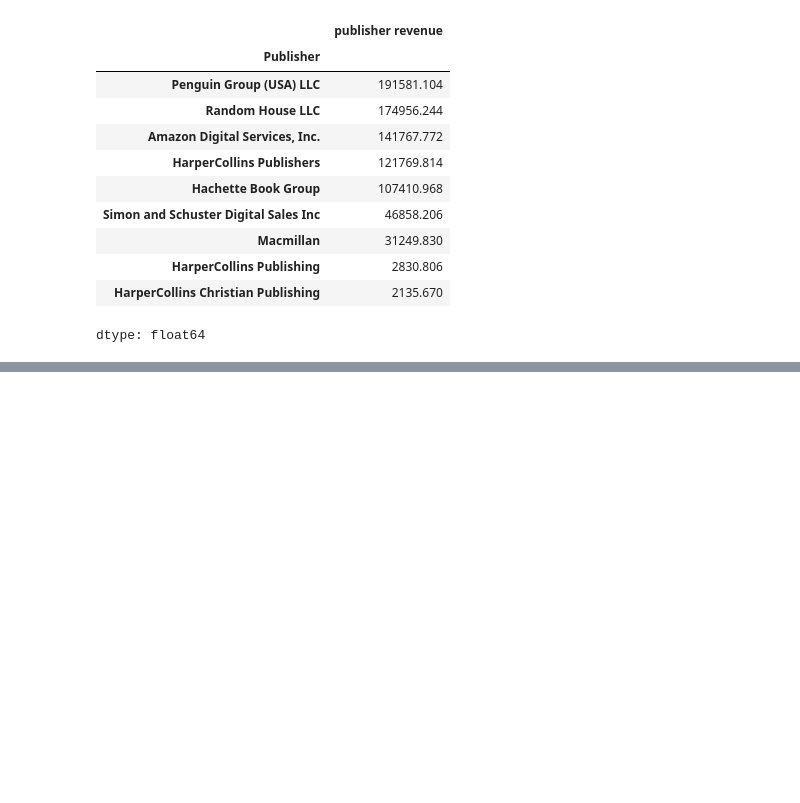
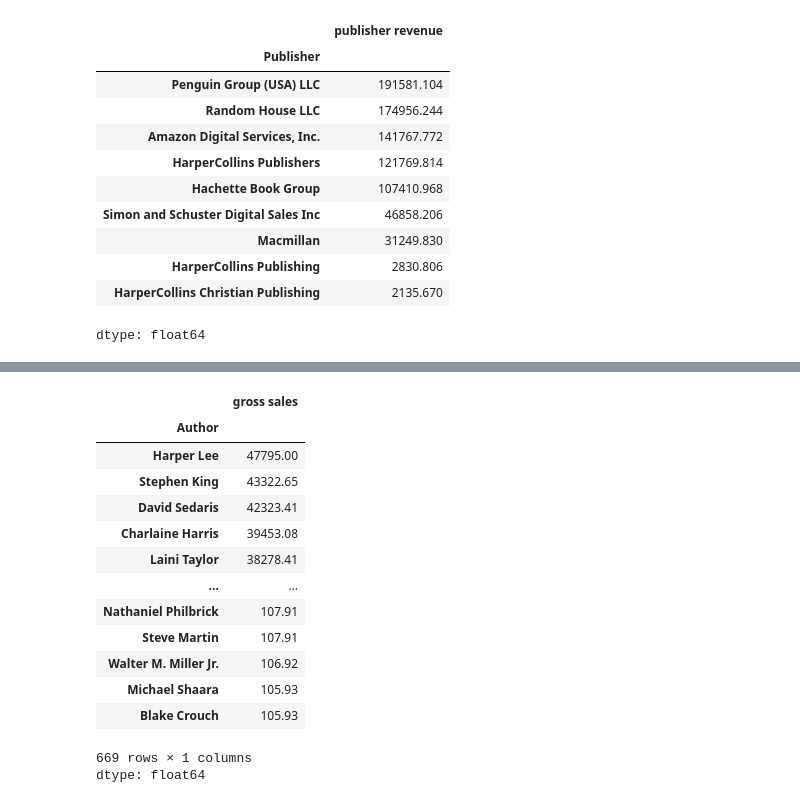
Before and after one commit to ZaidiSahab/Road-to-Data-Science, a Jupyter notebook: Book_Application_YTube.ipynb, the cells around one changed output, grey strips where cells are left out. Cells and saved outputs as stored; diff of their text form; code cells hidden in the pictures; blank space fills up the shorter version.

```diff
--- a/Book_Application_YTube.ipynb
+++ b/Book_Application_YTube.ipynb
@@ -155,0 +182,20 @@ dtype: float64
+# %%
+total_gross_sales_Author = df.groupby('Author')['gross sales'].sum().sort_values(ascending=False)
+# %%
+total_gross_sales_Author
+# %% [output]
+|  | gross sales |
+| Author |  |
+| Harper Lee | 47795.00 |
+| Stephen King | 43322.65 |
+| David Sedaris | 42323.41 |
+| Charlaine Harris | 39453.08 |
+| Laini Taylor | 38278.41 |
+| ... | ... |
+| Nathaniel Philbrick | 107.91 |
+| Steve Martin | 107.91 |
+| Walter M. Miller Jr. | 106.92 |
+| Michael Shaara | 105.93 |
+| Blake Crouch | 105.93 |
+669 rows × 1 columns
+dtype: float64
```
Also changed, not shown: parts of 5 cells of this notebook.
